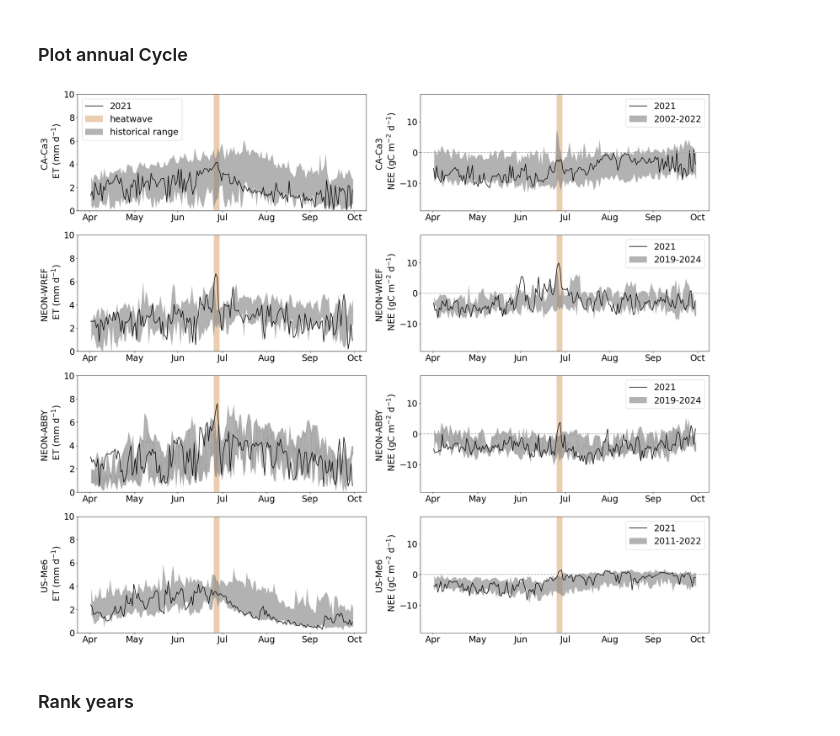
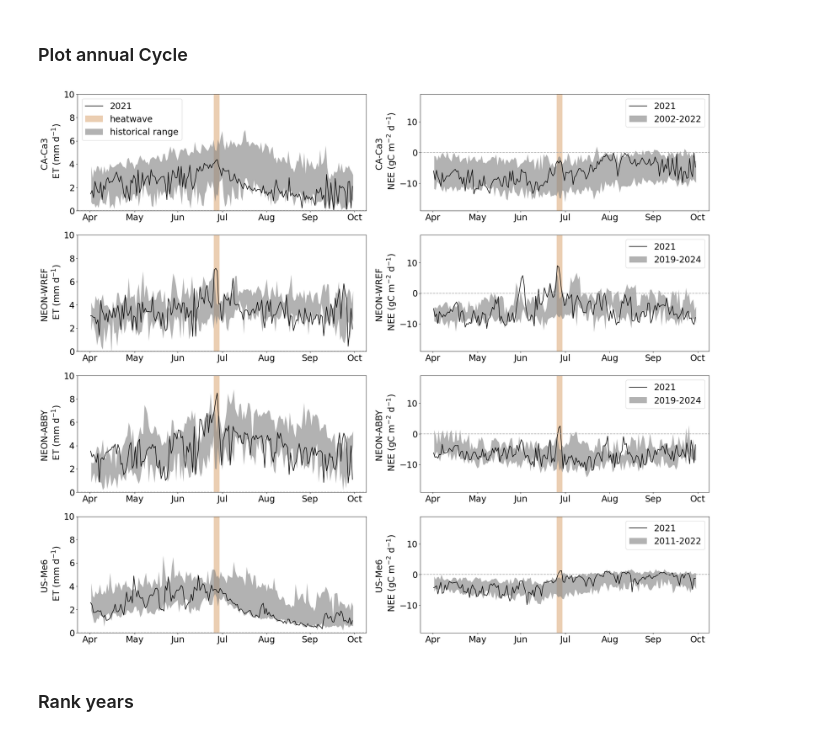
Before and after one commit to linniahawkins/heatwave_analysis, a Jupyter notebook: code/Figure4_timeseries.ipynb, the cells around one changed output. Drawn from its saved outputs; the diff is of its cells as text; code cells hidden in the pictures.

Commit message:
fix timeseries plots

```diff
--- a/code/Figure4_timeseries.ipynb
+++ b/code/Figure4_timeseries.ipynb
@@ -14,7 +14,7 @@ from pyfunctions import *
 # %%
 # Load daily mean data
 # set daytime SW threshold
-sw_thresh = 0 # W/m2
+sw_thresh = 50 # W/m2
 
 df_ca3 = load_daily_data('CA-Ca3',sw_thresh)
 df_me6 = load_daily_data('US-Me6',sw_thresh)
@@ -115,7 +115,7 @@ indyears = tmp['LH'].groupby([tmp['LH'].index.dayofyear, tmp['LH'].index.year]).
 
 ax1.fill_between(x2, np.tile(0,len(x2)),np.tile(10,len(x2)),facecolor='peru',alpha=0.4,label='heatwave')
 ax1.fill_between(x, df_day_clim['day_min'][st:en], df_day_clim['day_max'][st:en], facecolor='grey',alpha=0.6,label='historical range')
-ax1.plot(x,indyears.iloc[91:274]*lh_scaler,color='grey',alpha=0.2)
+#ax1.plot(x,indyears.iloc[91:274]*lh_scaler,color='grey',alpha=0.2)
 ax1.plot(x1,df_abby[var][st:en]*lh_scaler,label='2021',color='k',linewidth=1.5)
 ax1.set_ylim([0,10])
 ax1.set_ylabel('NEON-ABBY \n '+ r'ET (mm d$^{-1}$)')
@@ -132,7 +132,7 @@ indyears = tmp[var].groupby([tmp[var].index.dayofyear, tmp[var].index.year]).max
 #ax1.plot(x,df_day_clim['day_mean'][st:en],c='k',linewidth=0.5,linestyle='--',label='Climatology')
 plt.fill_between(x2, np.tile(-20,len(x2)),np.tile(20,len(x2)),facecolor='peru',alpha=0.4)
 plt.fill_between(x, df_day_clim['day_min'][st:en], df_day_clim['day_max'][st:en], facecolor='grey', alpha=0.6,label=site_years[2])
-plt.plot(x,indyears.iloc[91:274]*nee_scaler,color='grey',alpha=0.2)
+#plt.plot(x,indyears.iloc[91:274]*nee_scaler,color='grey',alpha=0.2)
 plt.plot(x1,df_abby[var][st:en].values*nee_scaler,label='2021',color='k',linewidth=1.5)
 plt.ylim([-19,19])
 plt.ylabel('NEON-ABBY \n '+ r'NEE (gC m$^{-2}$ d$^{-1}$)')
@@ -146,36 +146,36 @@ var = ['LH']
 tmp = df_me6.copy()
 tmp[datetime(2021,1,1):datetime(2021,12,31)] = np.NaN
 df_day_clim = get_daily_clim(tmp,var)*lh_scaler
 
 ax1.fill_between(x2, np.tile(0,len(x2)),np.tile(10,len(x2)),facecolor='peru',alpha=0.4,label='heatwave')
 ax1.fill_between(x, df_day_clim['day_min'][st:en], df_day_clim['day_max'][st:en], facecolor='grey', alpha=0.6,label='historical range')
 ax1.plot(x1,df_me6[var][st:en]*lh_scaler,label='2021',color='k',linewidth=1.5)
 ax1.set_ylim([0,10])
 ax1.set_ylabel('US-Me6 \n '+ r'ET (mm d$^{-1}$)')
 ax1.axhline(linestyle='--',c='darkgrey')
 plt.xticks(dates - pd.Timedelta(days=30), [date.strftime('%b') for date in dates])
 
 ax1 = plt.subplot(4,2,8)
 var = ['NEE']
 tmp = df_me6.copy()
 tmp[datetime(2021,1,1):datetime(2021,12,31)] = np.NaN
 df_day_clim = get_daily_clim(tmp,var)*nee_scaler
 
 #ax1.plot(x,df_day_clim['day_mean'][st:en],c='k',linewidth=0.5,linestyle='--',label='Climatology')
 ax1.fill_between(x2, np.tile(-20,len(x2)),np.tile(20,len(x2)),facecolor='peru',alpha=0.4)
 ax1.fill_between(x, df_day_clim['day_min'][st:en], df_day_clim['day_max'][st:en], facecolor='grey', alpha=0.6,label=site_years[3])
 ax1.plot(x1,df_me6[var][st:en]*nee_scaler,label='2021',color='k',linewidth=1.5)
 ax1.set_ylim([-19,19])
 ax1.set_ylabel('US-Me6 \n '+ r'NEE (gC m$^{-2}$ d$^{-1}$)')
 ax1.axhline(linestyle='--',c='darkgrey')
 plt.xticks(dates - pd.Timedelta(days=30), [date.strftime('%b') for date in dates])
 plt.legend(loc='upper right')
 
 plt.tight_layout()
-#plt.savefig('../figs/timeseries_daytime50Wm2_LH+NEE.png',dpi=300)
-plt.savefig('../figs/timeseries_daily24hour_LH+NEE.png',dpi=300)
+plt.savefig('../figs/timeseries_daytime50Wm2_LH+NEE.png',dpi=300)
+#plt.savefig('../figs/timeseries_daily24hour_LH+NEE.png',dpi=300)
 # %% [output]
-[figure, old version]
+[figure, new version]
 # %% [markdown]
 ### Rank years
 # %%
```
Also changed, not shown: 2 other files.
